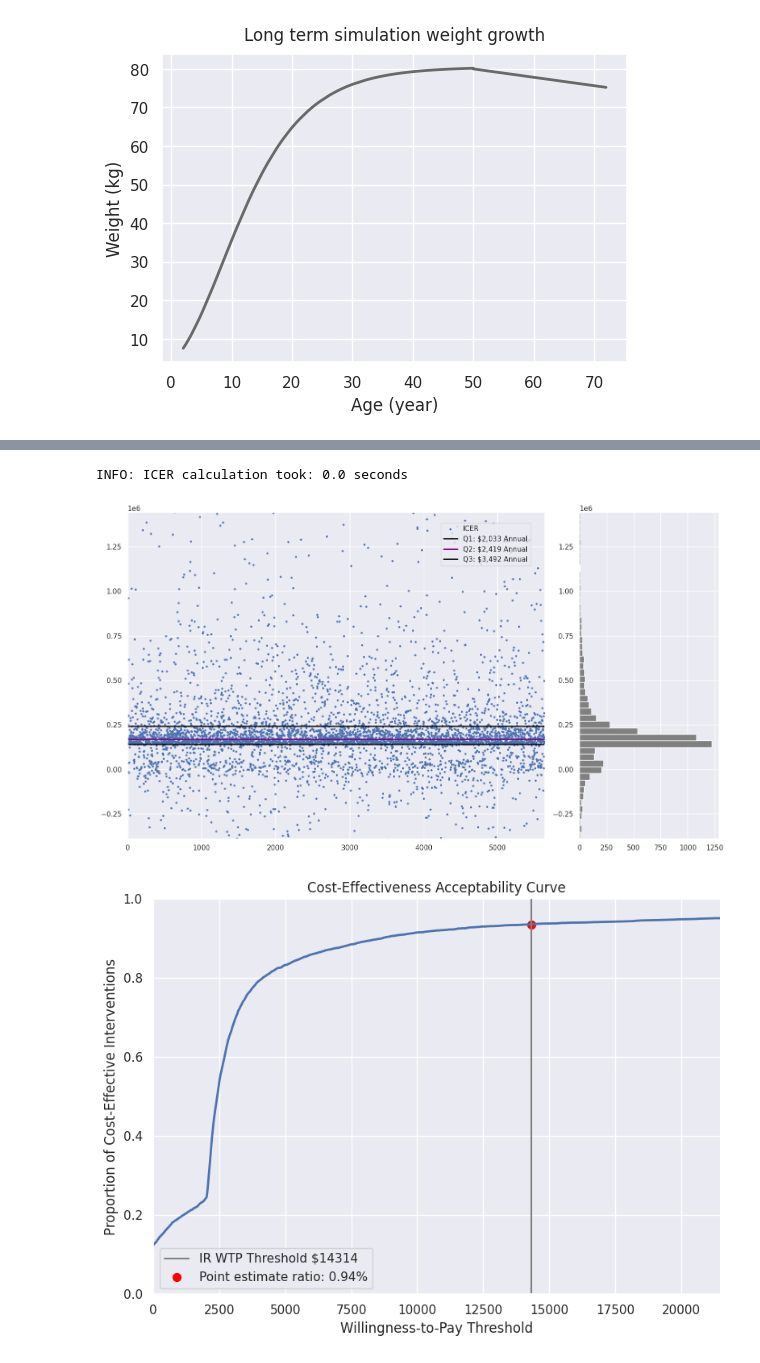
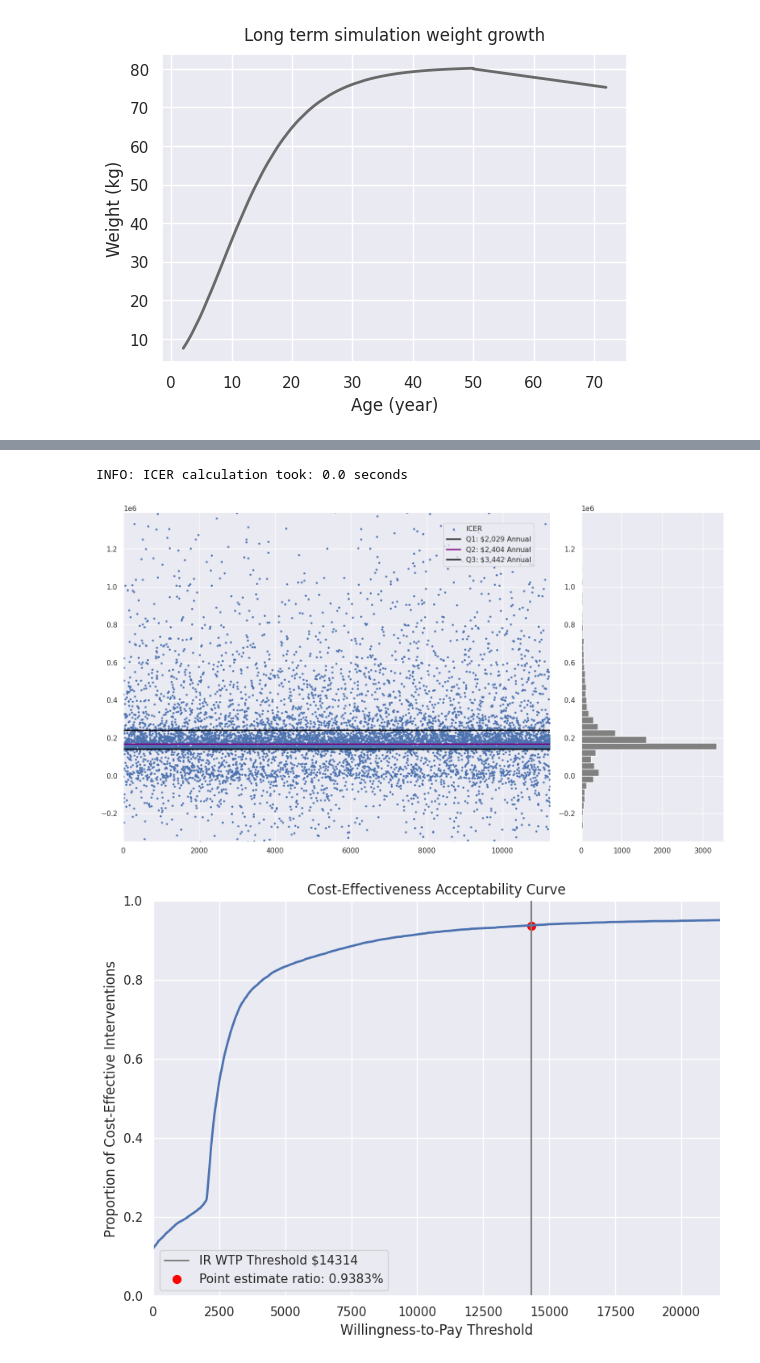
Before and after one commit to MohammadHashemian/SimpleMarkovChain, a Jupyter notebook: notebooks/04_hemophilia_cua_adults.ipynb, the cells around one changed output, grey strips where cells are left out. Cells and saved outputs as stored; diff of their text form; code cells hidden in the pictures.

```diff
--- a/notebooks/04_hemophilia_cua_adults.ipynb
+++ b/notebooks/04_hemophilia_cua_adults.ipynb
@@ -42,8 +41,8 @@ INFO: Module path already inserted into system paths
 # %%
 # Model inputs
-base_sample_size = 256  # simulated sample final count follows N * (D + 2)
+base_sample_size = 512  # simulated sample final count follows N * (D + 2)
 long_steps = constants.LONG_TERM_CYCLE_COUNTS
-ssp = constants.START_SIMULATION_AGE_IN_WEEK  # simulation starting point
+ssp = constants.SHORT_SIMULATION_START_AGE_IN_WEEK  # simulation starting point
 
 logger.info(
     f"""
@@ -438,0 +442,24 @@ INFO:
+# %%
+# Create WTP thresholds - consider making the upper bound more flexible
+max_threshold = constants.WTP_THRESHOLD * 1.5
+X = np.linspace(start=0, stop=max_threshold, num=1000)
+
+Y = []
+for threshold in X:
+    # Below the current threshold
+    cost_effective_count = np.sum(ICERS / SIM_YEARS <= threshold) # type: ignore
+    ratio = cost_effective_count / len(ICERS)
+    Y.append(ratio)
+icer_ratio = np.sum(ICERS / SIM_YEARS <= constants.WTP_THRESHOLD) / len(ICERS) # type: ignore
+# Create the plot
+fig, ax = plt.subplots(figsize=(8, 6))
+ax.plot(X, Y, linewidth=2)
+ax.axvline(x=constants.WTP_THRESHOLD, color='gray', label=f"IR WTP Threshold ${int(constants.WTP_THRESHOLD)}")
+ax.scatter(x=constants.WTP_THRESHOLD, y=icer_ratio, color='red', s=50, label=f"Point estimate ratio: {round(icer_ratio, 4)}%")
+ax.set_xlabel('Willingness-to-Pay Threshold')
+ax.set_ylabel('Proportion of Cost-Effective Interventions')
+ax.set_title('Cost-Effectiveness Acceptability Curve')
+ax.set_xlim(0, max_threshold)
+ax.set_ylim(-0.1, 1.1)
+ax.legend()
+fig.tight_layout()
@@ -492,30 +521,30 @@ fig.legend(
 fig.tight_layout()
 # %% [output]
 INFO: ICER calculation took: 0.0 seconds
-[figure, old version]
+[figure, new version]
 # %%
 # Create WTP thresholds - consider making the upper bound more flexible
 max_threshold = constants.WTP_THRESHOLD * 1.5
 X = np.linspace(start=0, stop=max_threshold, num=1000)
 
 Y = []
 for threshold in X:
     # Below the current threshold
     cost_effective_count = np.sum(ICERS / SIM_YEARS <= threshold)
     ratio = cost_effective_count / len(ICERS)
     Y.append(ratio)
 icer_ratio = np.sum(ICERS / SIM_YEARS <= constants.WTP_THRESHOLD) / len(ICERS)
 # Create the plot
 fig, ax = plt.subplots(figsize=(8, 6))
 ax.plot(X, Y, linewidth=2)
 ax.axvline(x=constants.WTP_THRESHOLD, color='gray', label=f"IR WTP Threshold ${int(constants.WTP_THRESHOLD)}")
-ax.scatter(x=constants.WTP_THRESHOLD, y=icer_ratio, color='red', s=50, label=f"Point estimate ratio: {round(icer_ratio, 2)}%")
+ax.scatter(x=constants.WTP_THRESHOLD, y=icer_ratio, color='red', s=50, label=f"Point estimate ratio: {round(icer_ratio, 4)}%")
 ax.set_xlabel('Willingness-to-Pay Threshold')
 ax.set_ylabel('Proportion of Cost-Effective Interventions')
 ax.set_title('Cost-Effectiveness Acceptability Curve')
 ax.set_xlim(0, max_threshold)
 ax.set_ylim(0, 1)
 ax.legend()
 fig.tight_layout()
 # %% [output]
-[figure, old version]
+[figure, new version]
```
Also changed, not shown: parts of 7 cells of this notebook, 6 other files.
